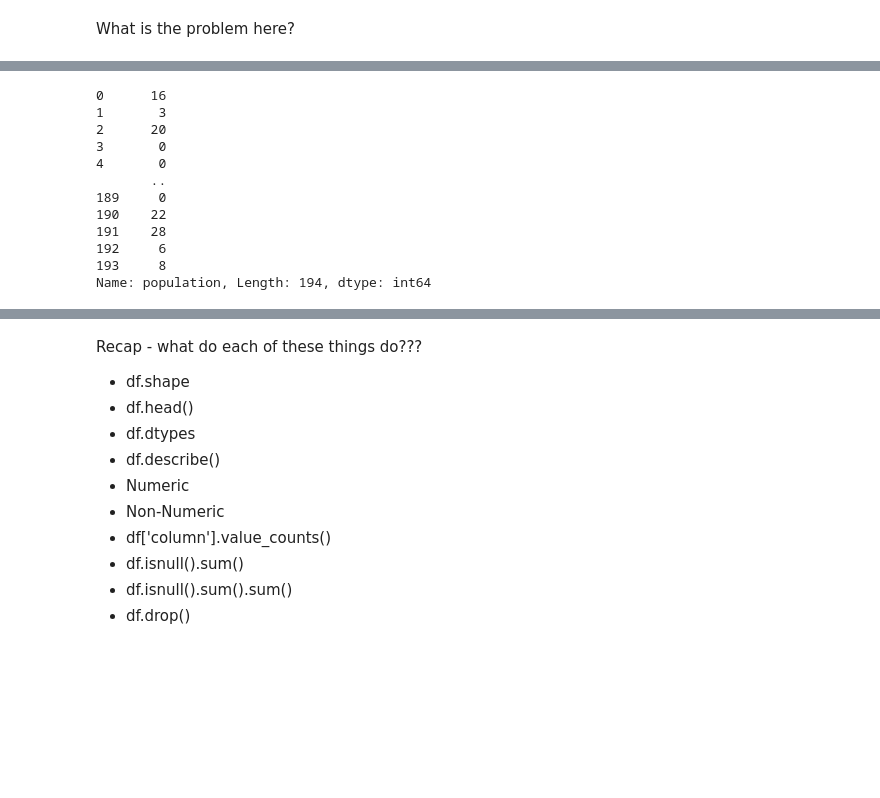
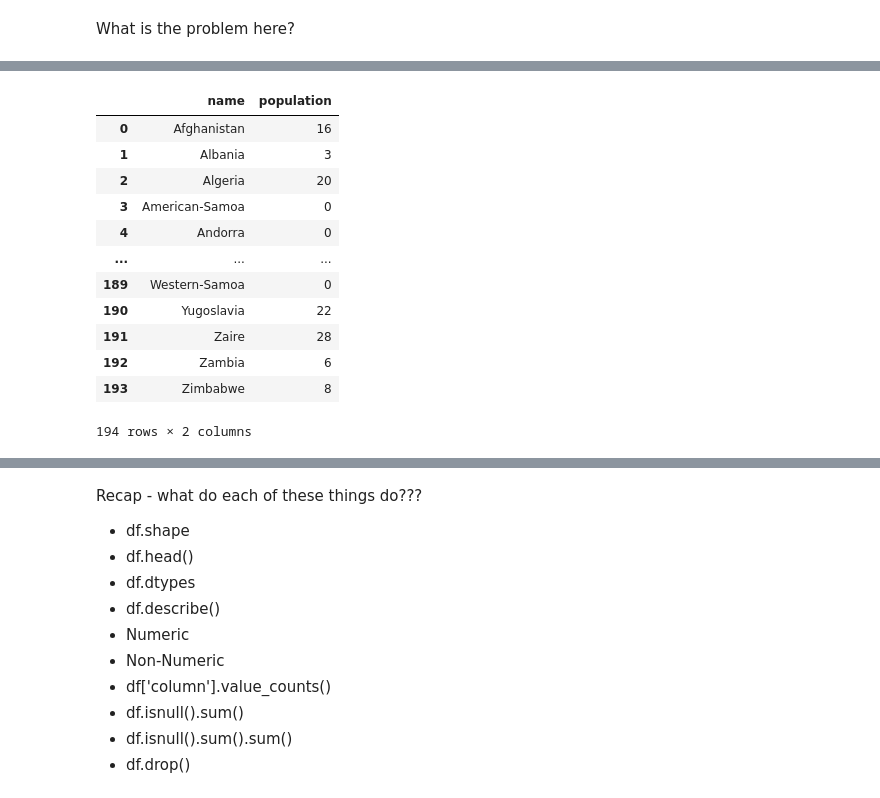
Before and after one commit to write2nk/DS-Unit-1-Sprint-1-Data-Wrangling-and-Storytelling, a Jupyter notebook: module1-exploratory-data-analysis/LS_DS_111_Exploratory_Data_Analysis.ipynb, the cells around one changed output, grey strips where cells are left out. Saved outputs shown, nothing was run; the diff lists cells and outputs as text; code cells hidden in the pictures; blank space fills up the shorter version.

```diff
--- a/module1-exploratory-data-analysis/LS_DS_111_Exploratory_Data_Analysis.ipynb
+++ b/module1-exploratory-data-analysis/LS_DS_111_Exploratory_Data_Analysis.ipynb
@@ -326,20 +327,21 @@ df.describe(exclude='number')
 | freq | 1 | 71 | 56 | 69 |
 # %%
 # accesss a specific column of the dataframe
-df['population']
+df[['name','population']]
 # %% [output]
+|  | name | population |
+| 0 | Afghanistan | 16 |
+| 1 | Albania | 3 |
+| 2 | Algeria | 20 |
+| 3 | American-Samoa | 0 |
+| 4 | Andorra | 0 |
+| ... | ... | ... |
+| 189 | Western-Samoa | 0 |
+| 190 | Yugoslavia | 22 |
+| 191 | Zaire | 28 |
+| 192 | Zambia | 6 |
+| 193 | Zimbabwe | 8 |
-0      16
-1       3
-2      20
-3       0
-4       0
-       ..
-189     0
-190    22
-191    28
-192     6
-193     8
-Name: population, Length: 194, dtype: int64
+194 rows × 2 columns
 # %%
 #sort by values
 
```
Also changed, not shown: parts of 13 cells of this notebook.
